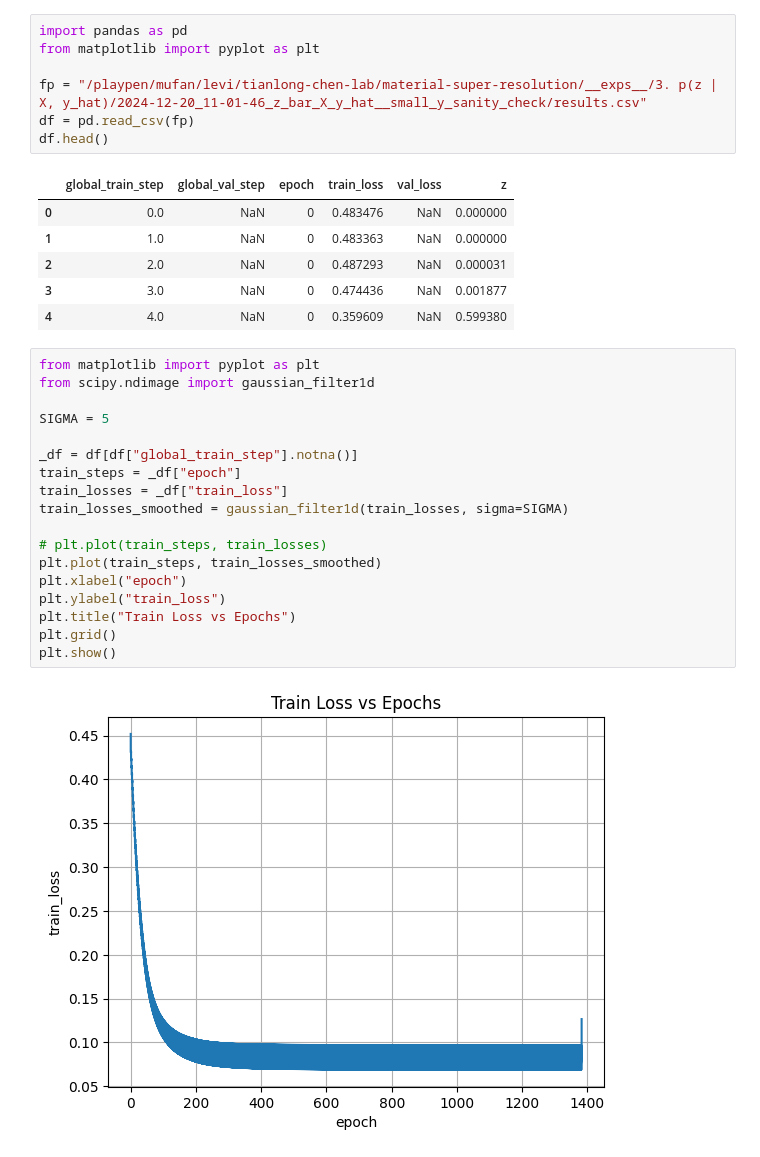
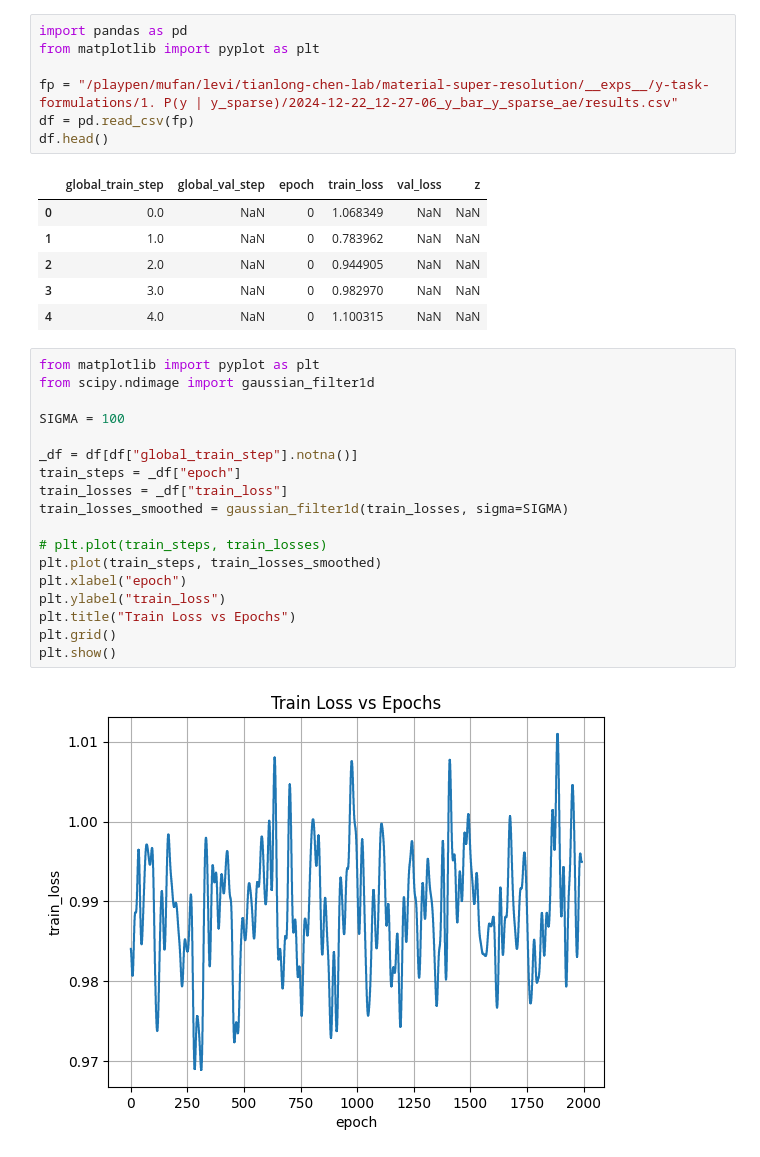
Before and after one commit to UNITES-Lab/sparse-cafm, a Jupyter notebook: _figures.ipynb, the cells around one changed output. Cells and saved outputs as stored; diff of their text form.

```diff
--- a/_figures.ipynb
+++ b/_figures.ipynb
@@ -2,36 +2,36 @@
 import pandas as pd
 from matplotlib import pyplot as plt
 
-fp = "/playpen/mufan/levi/tianlong-chen-lab/material-super-resolution/__exps__/3. p(z | X, y_hat)/2024-12-20_11-01-46_z_bar_X_y_hat__small_y_sanity_check/results.csv"
+fp = "/playpen/mufan/levi/tianlong-chen-lab/material-super-resolution/__exps__/y-task-formulations/1. P(y | y_sparse)/2024-12-22_12-27-06_y_bar_y_sparse_ae/results.csv"
 df = pd.read_csv(fp)
 df.head()
 # %% [output]
 |  | global_train_step | global_val_step | epoch | train_loss | val_loss | z |
-| 0 | 0.0 | NaN | 0 | 0.483476 | NaN | 0.000000 |
-| 1 | 1.0 | NaN | 0 | 0.483363 | NaN | 0.000000 |
-| 2 | 2.0 | NaN | 0 | 0.487293 | NaN | 0.000031 |
-| 3 | 3.0 | NaN | 0 | 0.474436 | NaN | 0.001877 |
-| 4 | 4.0 | NaN | 0 | 0.359609 | NaN | 0.599380 |
+| 0 | 0.0 | NaN | 0 | 1.068349 | NaN | NaN |
+| 1 | 1.0 | NaN | 0 | 0.783962 | NaN | NaN |
+| 2 | 2.0 | NaN | 0 | 0.944905 | NaN | NaN |
+| 3 | 3.0 | NaN | 0 | 0.982970 | NaN | NaN |
+| 4 | 4.0 | NaN | 0 | 1.100315 | NaN | NaN |
 # %%
 from matplotlib import pyplot as plt
 from scipy.ndimage import gaussian_filter1d
 
-SIGMA = 5
+SIGMA = 100
 
 _df = df[df["global_train_step"].notna()]
 train_steps = _df["epoch"]
 train_losses = _df["train_loss"]
 train_losses_smoothed = gaussian_filter1d(train_losses, sigma=SIGMA)
 
 # plt.plot(train_steps, train_losses)
 plt.plot(train_steps, train_losses_smoothed)
 plt.xlabel("epoch")
 plt.ylabel("train_loss")
 plt.title("Train Loss vs Epochs")
 plt.grid()
 plt.show()
 # %% [output]
-[figure, old version]
+[figure, new version]
 # %%
 import numpy as np
 import matplotlib.pyplot as plt
```
Also changed, not shown: parts of 5 cells of this notebook, 15 other files.
